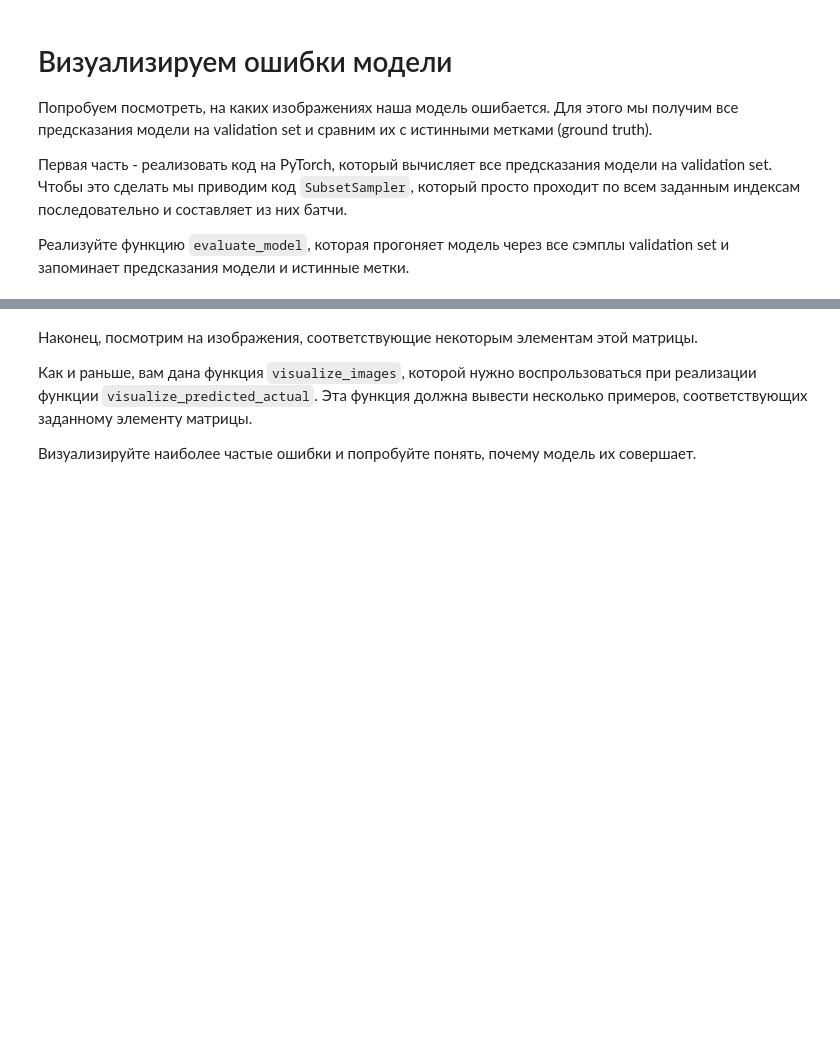
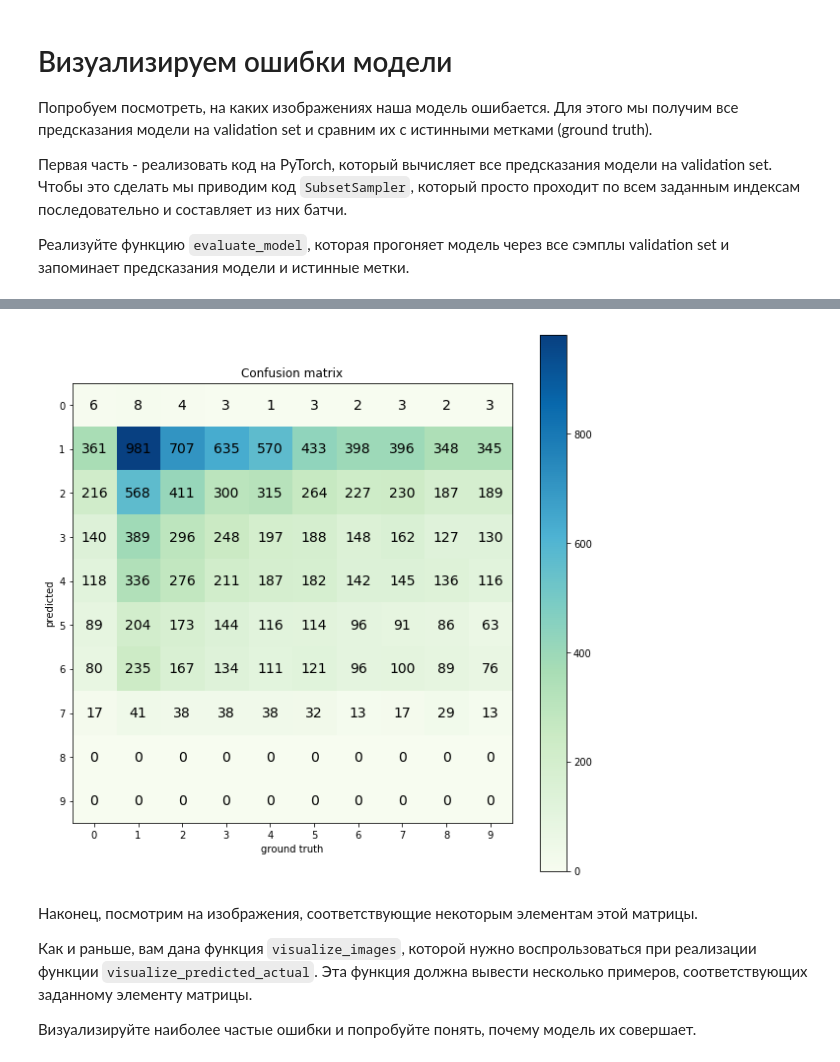
Before and after one commit to artinttechnical/dlcourse_ai, a Jupyter notebook: assignments/assignment2/PyTorch.ipynb, the cells around one changed output, grey strips where cells are left out. Saved outputs shown, nothing was run; the diff lists cells and outputs as text; code cells hidden in the pictures; blank space fills up the shorter version.

Commit message:
Confusion matrix visualization

```diff
--- a/assignments/assignment2/PyTorch.ipynb
+++ b/assignments/assignment2/PyTorch.ipynb
@@ -328,16 +302,23 @@ def evaluate_model(model, dataset, indices):
     """
     model.eval() # Evaluation mode
 
+
     # TODO: Evaluate model on the list of indices and capture predictions
     # and ground truth labels
     # Hint: SubsetSampler above could be useful!
+    predictions = np.zeros(len(indices), np.int)
+    ground_truth = np.zeros(len(indices), np.int)
 
-    raise Exception("Not implemented")
+    for i in range(len(indices)):
+        X = data_train[i][0].view(1, *(data_train[indices[i]][0].shape))
+        calculated = model(X.to(calc_device))
+        predictions[i] = calculated.argmax()
+        ground_truth[i] = data_train[indices[i]][1]
 
     return predictions, ground_truth
 
 # Evaluate model on validation
-predictions, gt = evaluate_model(nn_model, data_train, val_indices)
+%time predictions, gt = evaluate_model(nn_model, data_train, val_indices)
 assert len(predictions) == len(val_indices)
 assert len(gt) == len(val_indices)
 assert gt[100] == data_train[val_indices[100]][1]
@@ -368,36 +352,38 @@ def visualize_confusion_matrix(confusion_matrix):
     # https://stackoverflow.com/questions/2897826/confusion-matrix-with-number-of-classified-misclassified-instances-on-it-python
     assert confusion_matrix.shape[0] == confusion_matrix.shape[1]
     size = confusion_matrix.shape[0]
     fig = plt.figure(figsize=(10,10))
     plt.title("Confusion matrix")
     plt.ylabel("predicted")
     plt.xlabel("ground truth")
     res = plt.imshow(confusion_matrix, cmap='GnBu', interpolation='nearest')
     cb = fig.colorbar(res)
     plt.xticks(np.arange(size))
     plt.yticks(np.arange(size))
     for i, row in enumerate(confusion_matrix):
         for j, count in enumerate(row):
             plt.text(j, i, count, fontsize=14, horizontalalignment='center', verticalalignment='center')
 
 def build_confusion_matrix(predictions, ground_truth):
     """
     Builds confusion matrix from predictions and ground truth
 
     predictions: np array of ints, model predictions for all validation samples
     ground_truth: np array of ints, ground truth for all validation samples
 
     Returns:
     np array of ints, (10,10), counts of samples for predicted/ground_truth classes
     """
-
     confusion_matrix = np.zeros((10,10), np.int)
 
-    # TODO: Implement filling the prediction matrix
-    return np.array([[40, 2, 3], [10, 50,0], [0, 2, 80]])
+    for i in range(predictions.shape[0]):
+        confusion_matrix[predictions[i], ground_truth[i]] += 1
+    return confusion_matrix
 
 confusion_matrix = build_confusion_matrix(predictions, gt)
 visualize_confusion_matrix(confusion_matrix)
+# %% [output]
+[figure, added]
 # %% [markdown]
 Наконец, посмотрим на изображения, соответствующие некоторым элементам этой матрицы.
 
```
Also changed, not shown: parts of 7 cells of this notebook.
